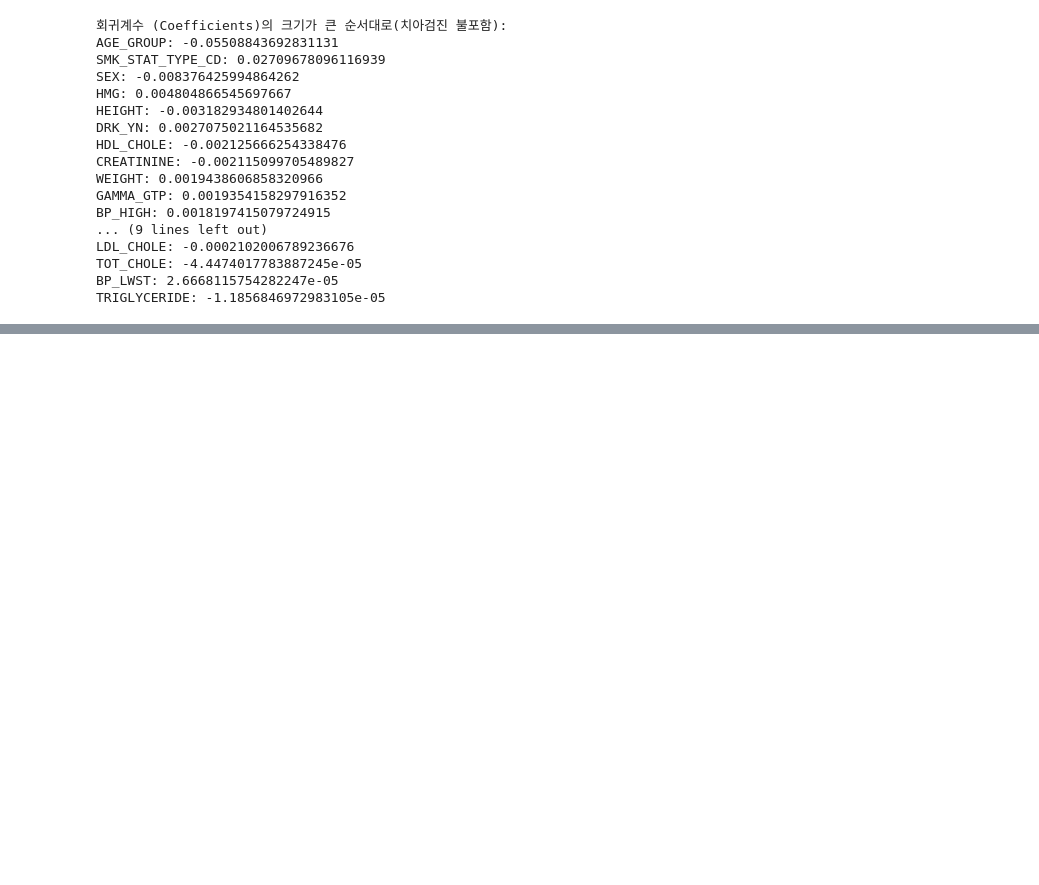
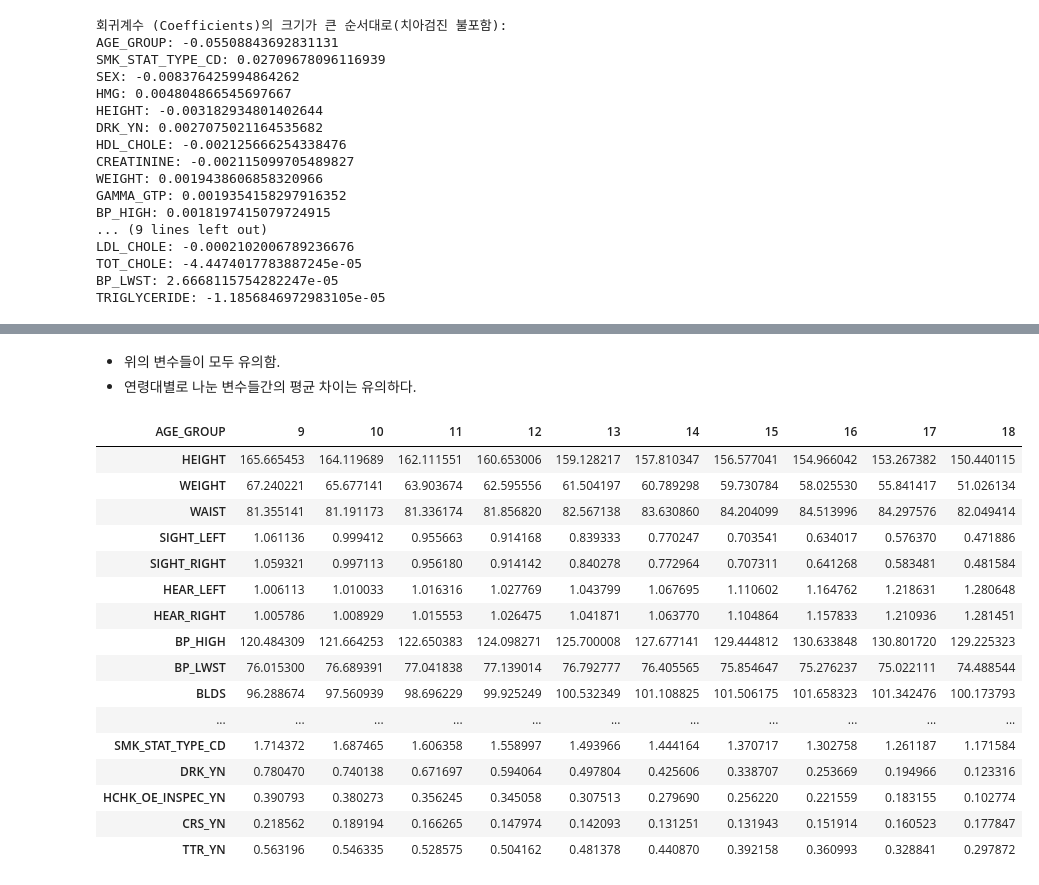
Before and after one commit to jisooyoon22/cw_data, a Jupyter notebook: 윤지수/00_Start_EDA_[윤지수]_3rd.ipynb, the cells around one changed output, grey strips where cells are left out. Saved outputs shown, nothing was run; the diff lists cells and outputs as text; code cells hidden in the pictures; blank space fills up the shorter version.

```diff
--- a/윤지수/00_Start_EDA_[윤지수]_3rd.ipynb
+++ b/윤지수/00_Start_EDA_[윤지수]_3rd.ipynb
@@ -1323,0 +1444,24 @@ TRIGLYCERIDE: -1.1856846972983105e-05
+# %% [markdown]
+- 위의 변수들이 모두 유의함.
+- 연령대별로 나눈 변수들간의 평균 차이는 유의하다.
+# %%
+# 연령대로 묶어서 각 컬럼들의 평균
+nh_x.iloc[:,4:].groupby('AGE_GROUP').mean().transpose()
+# %% [output]
+| AGE_GROUP | 9 | 10 | 11 | 12 | 13 | 14 | 15 | 16 | 17 | 18 |
+| HEIGHT | 165.665453 | 164.119689 | 162.111551 | 160.653006 | 159.128217 | 157.810347 | 156.577041 | 154.966042 | 153.267382 | 150.440115 |
+| WEIGHT | 67.240221 | 65.677141 | 63.903674 | 62.595556 | 61.504197 | 60.789298 | 59.730784 | 58.025530 | 55.841417 | 51.026134 |
+| WAIST | 81.355141 | 81.191173 | 81.336174 | 81.856820 | 82.567138 | 83.630860 | 84.204099 | 84.513996 | 84.297576 | 82.049414 |
+| SIGHT_LEFT | 1.061136 | 0.999412 | 0.955663 | 0.914168 | 0.839333 | 0.770247 | 0.703541 | 0.634017 | 0.576370 | 0.471886 |
+| SIGHT_RIGHT | 1.059321 | 0.997113 | 0.956180 | 0.914142 | 0.840278 | 0.772964 | 0.707311 | 0.641268 | 0.583481 | 0.481584 |
+| HEAR_LEFT | 1.006113 | 1.010033 | 1.016316 | 1.027769 | 1.043799 | 1.067695 | 1.110602 | 1.164762 | 1.218631 | 1.280648 |
+| HEAR_RIGHT | 1.005786 | 1.008929 | 1.015553 | 1.026475 | 1.041871 | 1.063770 | 1.104864 | 1.157833 | 1.210936 | 1.281451 |
+| BP_HIGH | 120.484309 | 121.664253 | 122.650383 | 124.098271 | 125.700008 | 127.677141 | 129.444812 | 130.633848 | 130.801720 | 129.225323 |
+| BP_LWST | 76.015300 | 76.689391 | 77.041838 | 77.139014 | 76.792777 | 76.405565 | 75.854647 | 75.276237 | 75.022111 | 74.488544 |
+| BLDS | 96.288674 | 97.560939 | 98.696229 | 99.925249 | 100.532349 | 101.108825 | 101.506175 | 101.658323 | 101.342476 | 100.173793 |
+| ... | ... | ... | ... | ... | ... | ... | ... | ... | ... | ... |
+| SMK_STAT_TYPE_CD | 1.714372 | 1.687465 | 1.606358 | 1.558997 | 1.493966 | 1.444164 | 1.370717 | 1.302758 | 1.261187 | 1.171584 |
+| DRK_YN | 0.780470 | 0.740138 | 0.671697 | 0.594064 | 0.497804 | 0.425606 | 0.338707 | 0.253669 | 0.194966 | 0.123316 |
+| HCHK_OE_INSPEC_YN | 0.390793 | 0.380273 | 0.356245 | 0.345058 | 0.307513 | 0.279690 | 0.256220 | 0.221559 | 0.183155 | 0.102774 |
+| CRS_YN | 0.218562 | 0.189194 | 0.166265 | 0.147974 | 0.142093 | 0.131251 | 0.131943 | 0.151914 | 0.160523 | 0.177847 |
+| TTR_YN | 0.563196 | 0.546335 | 0.528575 | 0.504162 | 0.481378 | 0.440870 | 0.392158 | 0.360993 | 0.328841 | 0.297872 |
```
Also changed, not shown: parts of 28 cells of this notebook.
